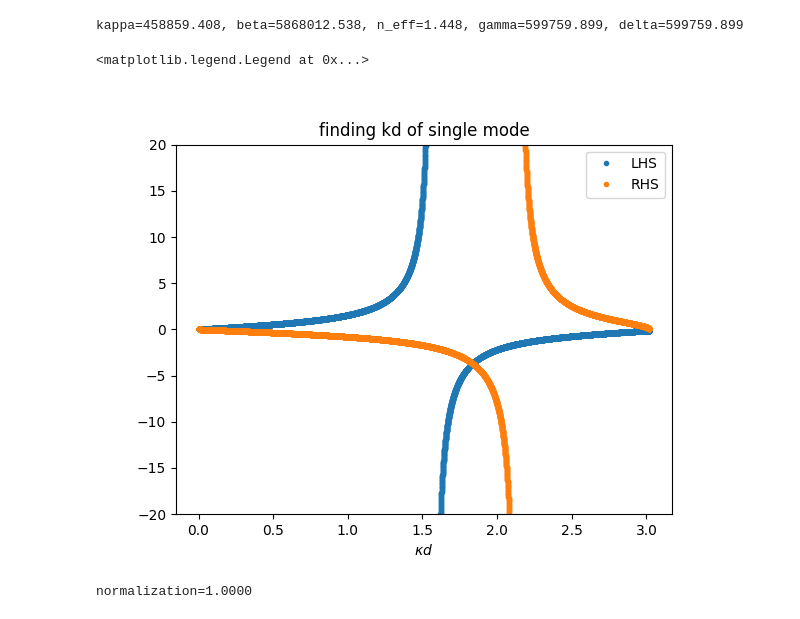
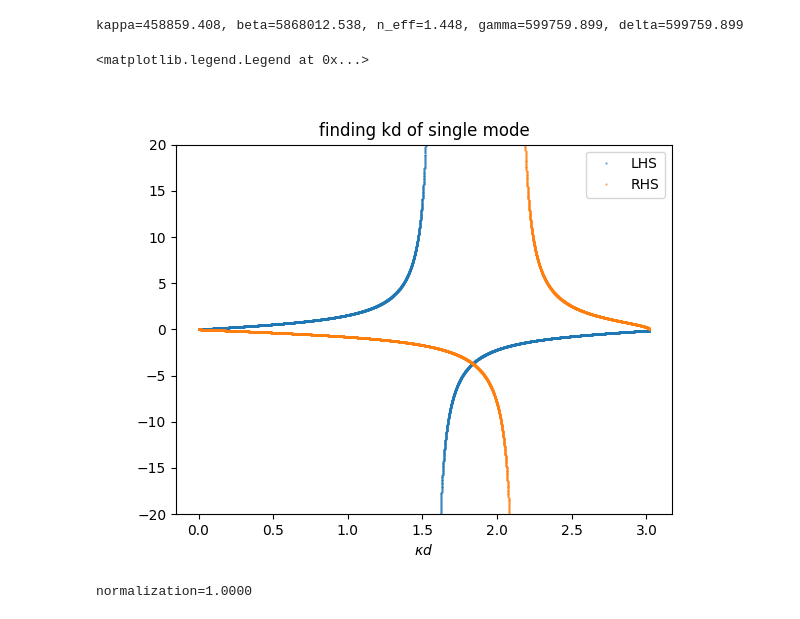
Before and after one commit to rubiaek/waveguides_excs, a Jupyter notebook: sol6.ipynb, the cells around one changed output. Cells and saved outputs as stored; diff of their text form; code cells hidden in the pictures.

```diff
--- a/sol6.ipynb
+++ b/sol6.ipynb
@@ -33,21 +33,13 @@ def RHS(kd):
 diff_func = lambda x: np.tan(x) - RHS(x)
 
 fig, ax = plt.subplots()
-d = 6e-6
-flag = False
-if flag:
-    d = 0.5e-6
-    d = 3.2e-6
-    kd_max = np.sqrt((n1**2-n2**2)*(k0*d)**2) - 1e-5
-    ax.set_ylim(-15,15)
-
 kd = np.linspace(0, kd_max, 1000)
 ax.plot(kd, np.tan(kd), '.', label='LHS')
 ax.plot(kd, RHS(kd), '.', label='RHS')
-if not flag:
-    sols = fsolve(diff_func, x0=(0, 2.5, 5, 7.2))
-    ax.plot(sols, np.tan(sols), 'X', label='Intersections')
-    ax.set_ylim([-4.5, 4.5])
+
+sols = fsolve(diff_func, x0=(0, 2.5, 5, 7.2))
+ax.plot(sols, np.tan(sols), 'X', label='Intersections')
+ax.set_ylim([-4.5, 4.5])
 ax.set_xlabel(r'$\kappa d$')
 ax.legend()
 # %% [output]
@@ -77,3 +69,16 @@ As expected for higher modes we get smaller $\beta$s and accordingly $n_{eff}$s,
 # Q2 - single mode waveguide
 
 If we want the WG from Q1 to be single mode, we will want a smaller value of $d$ such that we will have a single intersection. After playing numerically a bit and looking at the graph, it seems that for $d=0.6\mu m$ we still get a slight crossing, so we would like $d=0.5\mu m$, which is comparable to $\lambda/2$ which is the solution for a metal substrate etc. But this is actually the upper bound for no modes, since we don't count the zero solution. The largest $d$ such that we will have a single crossing is $d=3.1\mu m$. (Assuming a resolution of $0.1 \mu m$).
+# %%
+fig, axes = plt.subplots(2, 2, constrained_layout=True)
+for i, d in enumerate([0.5e-6, 0.6e-6, 3.1e-6, 3.2e-6]):
+    kd_max = np.sqrt((n1**2-n2**2)*(k0*d)**2) - 1e-5
+    kd = np.linspace(0, kd_max, 1000)
+    ax = axes.flatten()[i]
+    ax.plot(kd, np.tan(kd), '.', markersize=0.8, label='LHS')
+    ax.plot(kd, RHS(kd), '.', markersize=0.8, label='RHS')
+    ax.set_title(f'{d=}')
+
+    ax.set_ylim([-4.5, 4.5])
+    ax.set_xlabel(r'$\kappa d$')
+    ax.legend()
@@ -120,16 +127,16 @@ kappa=458859.408, beta=5868012.538, n_eff=1.448, gamma=599759.899, delta=599759.
 # %%
 fig, ax = plt.subplots()
 
 ax.set_title('finding kd of single mode')
 kd = np.linspace(0, kd_max1, 10000)
-ax.plot(kd, np.tan(kd), '.', label='LHS')
-ax.plot(kd, RHS(kd), '.', label='RHS')
+ax.plot(kd, np.tan(kd), '.', markersize=0.8,  label='LHS')
+ax.plot(kd, RHS(kd), '.', markersize=0.8, label='RHS')
 ax.set_xlabel(r'$\kappa d$')
 ax.set_ylim(-20, 20)
 ax.legend()
 # %% [output]
 <matplotlib.legend.Legend at 0x...>
-[figure, old version]
+[figure, new version]
 # %%
 # Draw mode
 def get_mode(xs, delta, kappa, gamma, d):
```
Also changed, not shown: parts of 1 cell of this notebook.
